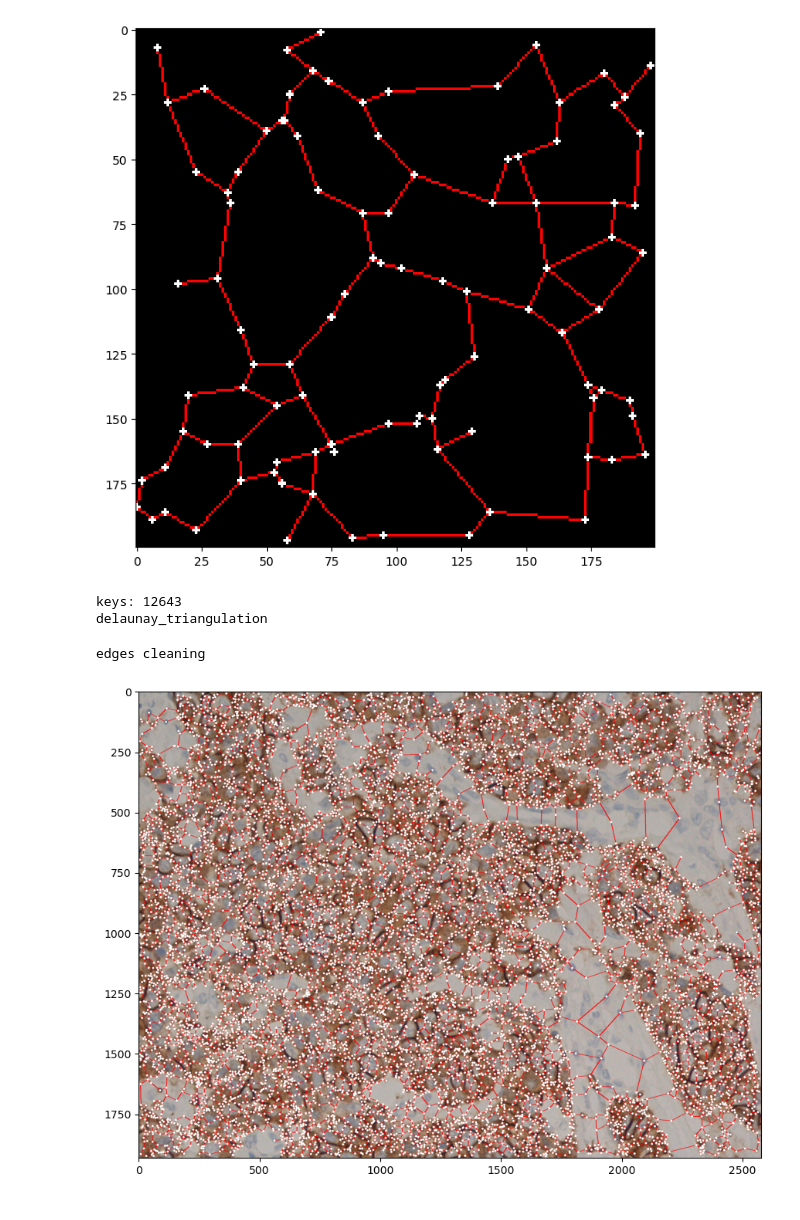
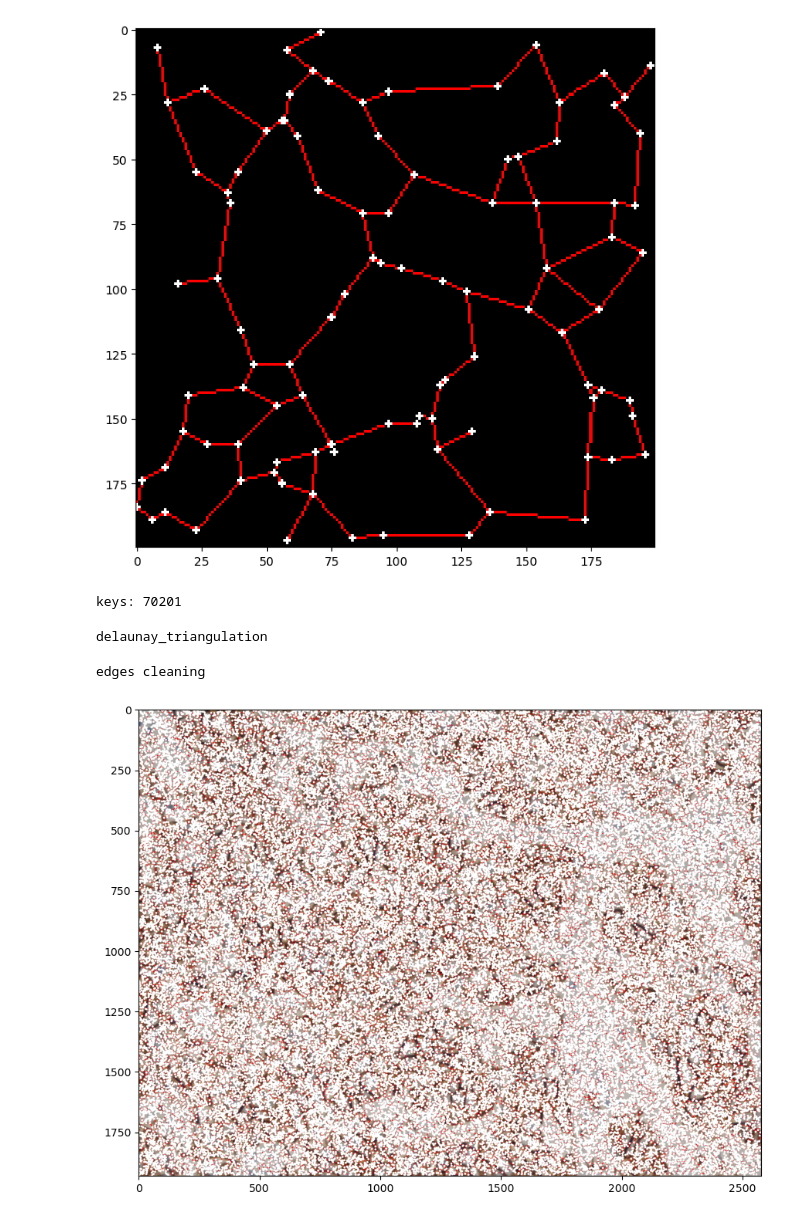
Before and after one commit to BlonskiP/local-features-segmentation, a Jupyter notebook: notebooks/Local detector.ipynb, the cells around one changed output. Cells and saved outputs as stored; diff of their text form; code cells hidden in the pictures.

```diff
--- a/notebooks/Local detector.ipynb
+++ b/notebooks/Local detector.ipynb
@@ -36,16 +36,17 @@ N_FEATURES_LIMIT = None
 # %%
 test_img_path = r"../test_images/test_img_2.tif"
 img = Image.open(test_img_path)
 img_arr = np.array(img)
-keys = get_keypoints(img_arr,N_FEATURES_LIMIT)
+sift = cv.SIFT_create(contrastThreshold=0.0002,edgeThreshold=100,sigma=1.6)
+keys = get_keypoints(img_arr,N_FEATURES_LIMIT,detector=sift)
 print('keys:',len(keys))
 g = relative_neighborhood(keys)
 arr = draw_graph(g,img_orginal=img,radius=4,line_power=3)
 # %% [output]
-keys: 12643
-delaunay_triangulation
+keys: 70201
-edges cleaning
+delaunay_triangulation
+edges cleaning
-[figure, old version]
+[figure, new version]
 # %%
 test_img_path = r"../test_images/test_img_3.jpg"
 img = Image.open(test_img_path)
```
Also changed, not shown: parts of 1 cell of this notebook, 12 other files.
